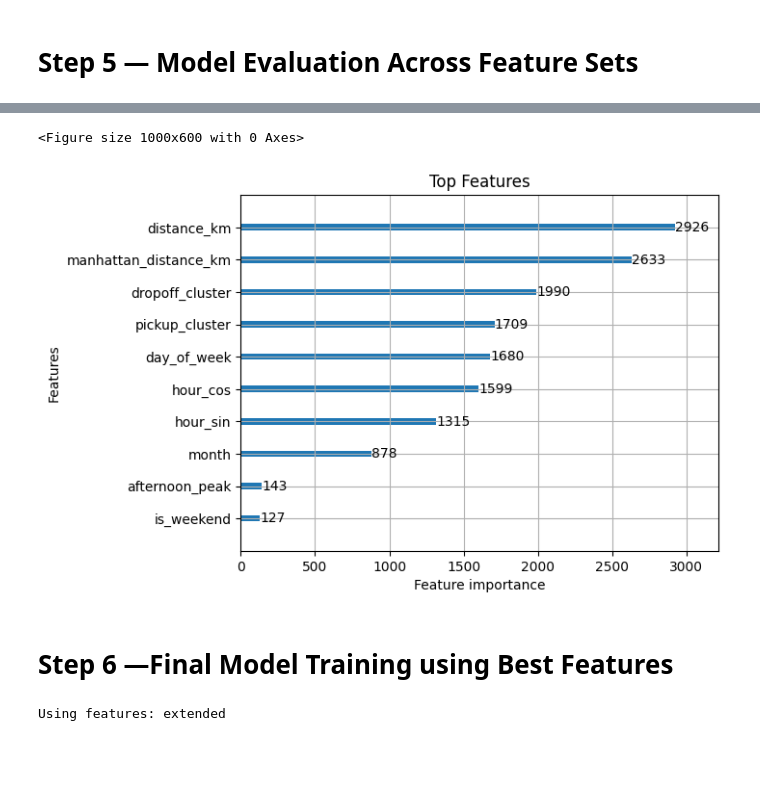
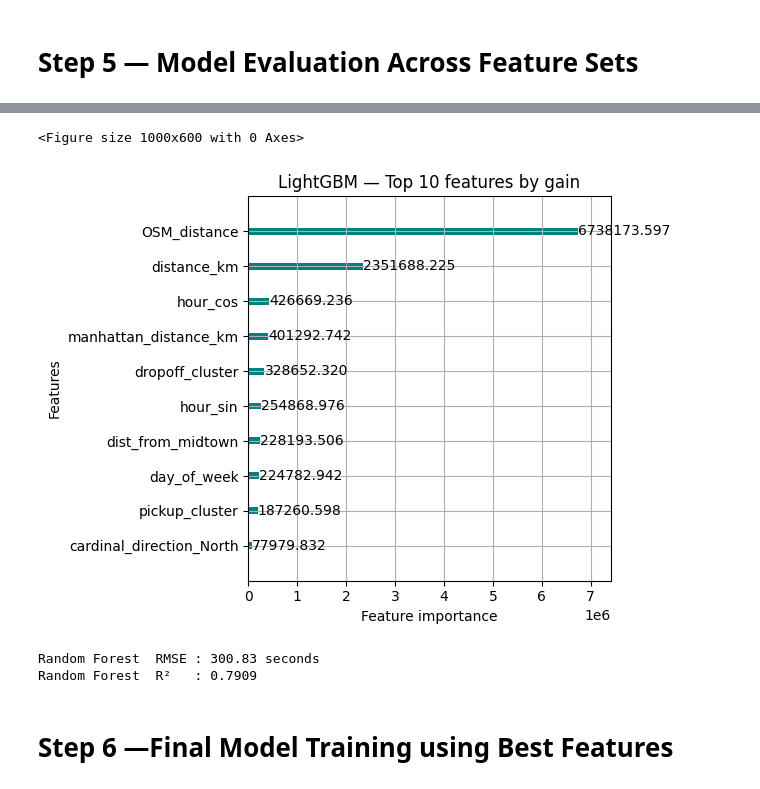
Before and after one commit to Marshoow/NYC_Taxi_Trip_DS, a Jupyter notebook: NYC_Taxi_Trip_Duration.ipynb, the cells around one changed output, grey strips where cells are left out. Cells and saved outputs as stored; diff of their text form; code cells hidden in the pictures; blank space fills up the shorter version.

```diff
--- a/NYC_Taxi_Trip_Duration.ipynb
+++ b/NYC_Taxi_Trip_Duration.ipynb
@@ -576,3 +606,2 @@ def direction_to_cardinal(angle):
 # %%
-df['direction'] = np.degrees(df['direction'])
-df['cardinal_direction'] = df['direction'].apply(direction_to_cardinal)
+df["cardinal_direction"] = df["direction_deg"].apply(direction_to_cardinal)
@@ -1376,0 +1333,37 @@ R2: 0.7564960346673635
+# %%
+# problema 1  — no StandardScaler for LightGBM (tree models are scale-invariant)
+# problema 2  — num_leaves raised from 31 → 127 (31 severely under-fits a 1M-row dataset)
+#              n_estimators raised; early stopping prevents over-fitting
+
+lgb_model = lgb.LGBMRegressor(
+    n_estimators     = 2000,
+    learning_rate    = 0.02,     # lower LR + more trees = better generalisation
+    num_leaves       = 127,      # was 31; 127 is a good default for large datasets
+    max_depth        = -1,       # unconstrained — leaf-wise growth controls complexity
+    min_child_samples=50,
+    feature_fraction = 0.8,
+    bagging_fraction = 0.9,
+    bagging_freq     = 1,
+    reg_alpha        = 0.1,      # L1
+    reg_lambda       = 1.0,      # L2
+    random_state     = RANDOM_STATE,
+    n_jobs           = -1,
+)
+
+lgb_model.fit(
+    X_train_final, y_train_final,
+    eval_set=[(X_test_final, y_test_final)],
+    callbacks=[
+        lgb.early_stopping(stopping_rounds=100, verbose=False),
+        lgb.log_evaluation(period=200),
+    ]
+)
+y_pred_lgb_log  = lgb_model.predict(X_test_final)
+y_pred_lgb_real = np.expm1(y_pred_lgb_log)
+y_test_real     = np.expm1(y_test_final)
+
+lgb_rmse = np.sqrt(mean_squared_error(y_test_real, y_pred_lgb_real))
+lgb_r2   = r2_score(y_test_real, y_pred_lgb_real)
+
+print(f"LightGBM  RMSE : {lgb_rmse:.2f} seconds")
+print(f"LightGBM  R²   : {lgb_r2:.4f}")
@@ -1377,11 +1388,33 @@ R2: 0.7564960346673635
 # %%
 # ── 7.1  Feature Importance from LightGBM ───────────────────────────────────
 plt.figure(figsize=(10,6))
-lgb.plot_importance(lgb_model, max_num_features=10)
-plt.title("Top Features")
+lgb.plot_importance(lgb_model, max_num_features=10, importance_type='gain', color='teal')
+plt.title("LightGBM — Top 10 features by gain")
+plt.tight_layout()
 plt.show()
 # %% [output]
 <Figure size 1000x600 with 0 Axes>
-[figure, old version]
+[figure, new version]
+# %%
+rf_model = RandomForestRegressor(
+    n_estimators = 300,
+    max_depth    = 20,
+    min_samples_leaf = 10,
+    random_state = RANDOM_STATE,
+    n_jobs       = -1,
+)
+rf_model.fit(X_train_final, y_train_final)
+
+y_pred_rf_log  = rf_model.predict(X_test_final)
+y_pred_rf_real = np.expm1(y_pred_rf_log)
+
+rf_rmse = np.sqrt(mean_squared_error(y_test_real, y_pred_rf_real))
+rf_r2   = r2_score(y_test_real, y_pred_rf_real)
+
+print(f"Random Forest  RMSE : {rf_rmse:.2f} seconds")
+print(f"Random Forest  R²   : {rf_r2:.4f}")
+# %% [output]
+Random Forest  RMSE : 300.83 seconds
+Random Forest  R²   : 0.7909
 # %% [markdown]
 # **Step 6 —Final Model Training using Best Features**
@@ -1390,12 +1420,0 @@ best_set = results_df['RMSE (sec)'].idxmin()
-# %%
-# Select best feature list
-if best_set == "core":
-    best_features = core_features
-elif best_set == "extended":
-    best_features = extended_features
-else:
-    best_features = all_features
-
-print("Using features:", best_set)
-# %% [output]
-Using features: extended
```
Also changed, not shown: parts of 80 cells of this notebook, 1 other file.
